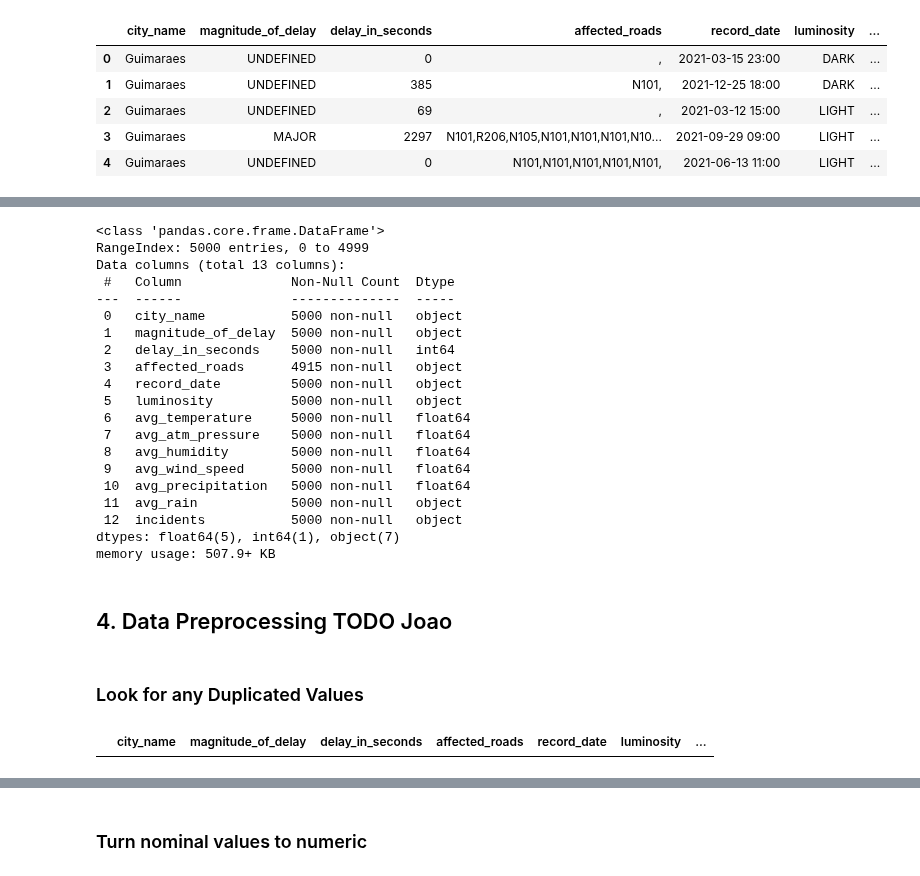
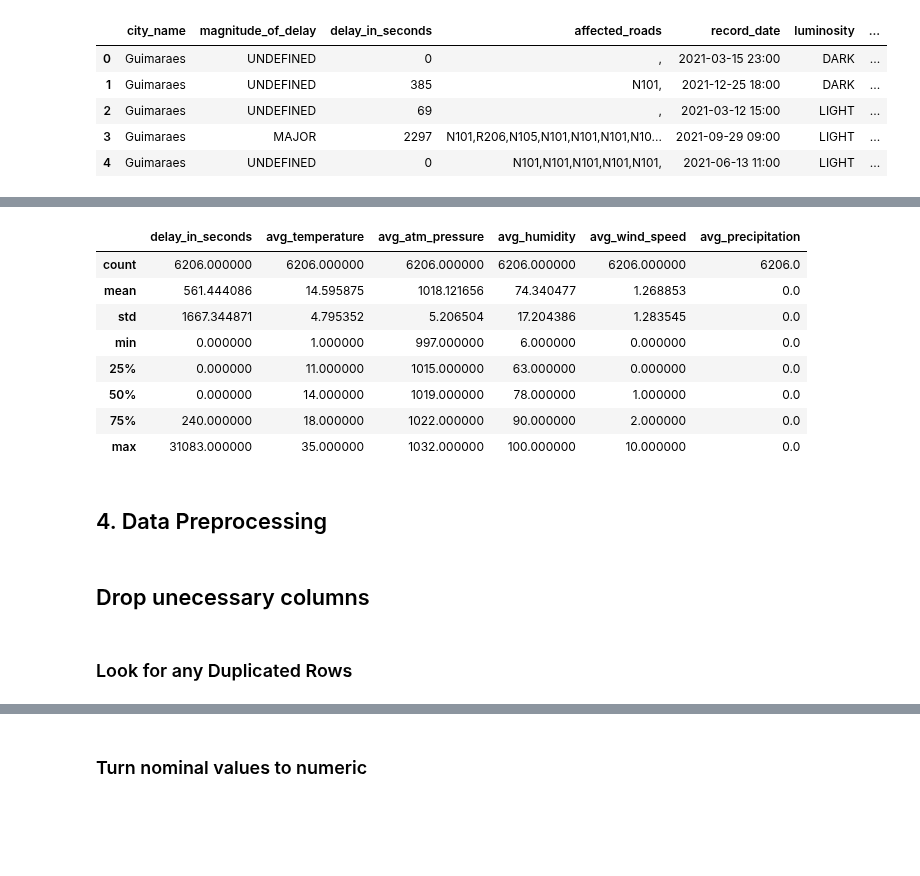
Before and after one commit to rsaSantos/DAA-Project, a Jupyter notebook: Task 2 (Competition)/incidents.ipynb, the cells around one changed output, grey strips where cells are left out. Cells and saved outputs as stored; diff of their text form; code cells hidden in the pictures; blank space fills up the shorter version.

```diff
--- a/Task 2 (Competition)/incidents.ipynb
+++ b/Task 2 (Competition)/incidents.ipynb
@@ -149,25 +124,16 @@ trainingData.describe()
-# %%
-trainingData.info()
-# %% [output]
-<class 'pandas.core.frame.DataFrame'>
-RangeIndex: 5000 entries, 0 to 4999
-Data columns (total 13 columns):
- #   Column              Non-Null Count  Dtype
----  ------              --------------  -----
- 0   city_name           5000 non-null   object
- 1   magnitude_of_delay  5000 non-null   object
- 2   delay_in_seconds    5000 non-null   int64
- 3   affected_roads      4915 non-null   object
- 4   record_date         5000 non-null   object
- 5   luminosity          5000 non-null   object
- 6   avg_temperature     5000 non-null   float64
- 7   avg_atm_pressure    5000 non-null   float64
- 8   avg_humidity        5000 non-null   float64
- 9   avg_wind_speed      5000 non-null   float64
- 10  avg_precipitation   5000 non-null   float64
- 11  avg_rain            5000 non-null   object
- 12  incidents           5000 non-null   object
-dtypes: float64(5), int64(1), object(7)
-memory usage: 507.9+ KB
+# %%
+dataset.describe()
+# %% [output]
+|  | delay_in_seconds | avg_temperature | avg_atm_pressure | avg_humidity | avg_wind_speed | avg_precipitation |
+| count | 6206.000000 | 6206.000000 | 6206.000000 | 6206.000000 | 6206.000000 | 6206.0 |
+| mean | 561.444086 | 14.595875 | 1018.121656 | 74.340477 | 1.268853 | 0.0 |
+| std | 1667.344871 | 4.795352 | 5.206504 | 17.204386 | 1.283545 | 0.0 |
+| min | 0.000000 | 1.000000 | 997.000000 | 6.000000 | 0.000000 | 0.0 |
+| 25% | 0.000000 | 11.000000 | 1015.000000 | 63.000000 | 0.000000 | 0.0 |
+| 50% | 0.000000 | 14.000000 | 1019.000000 | 78.000000 | 1.000000 | 0.0 |
+| 75% | 240.000000 | 18.000000 | 1022.000000 | 90.000000 | 2.000000 | 0.0 |
+| max | 31083.000000 | 35.000000 | 1032.000000 | 100.000000 | 10.000000 | 0.0 |
 # %% [markdown]
-## 4. Data Preprocessing TODO Joao
+## 4. Data Preprocessing
+# %% [markdown]
+## Drop unecessary columns
@@ -174,7 +144,2 @@ memory usage: 507.9+ KB
 # %% [markdown]
-### Look for any Duplicated Values
+### Look for any Duplicated Rows
-# %%
-#NO duplicated values
-trainingData[trainingData.duplicated()]
-# %% [output]
-|  | city_name | magnitude_of_delay | delay_in_seconds | affected_roads | record_date | luminosity | ... |
```
Also changed, not shown: parts of 103 cells of this notebook, 5 other files.
